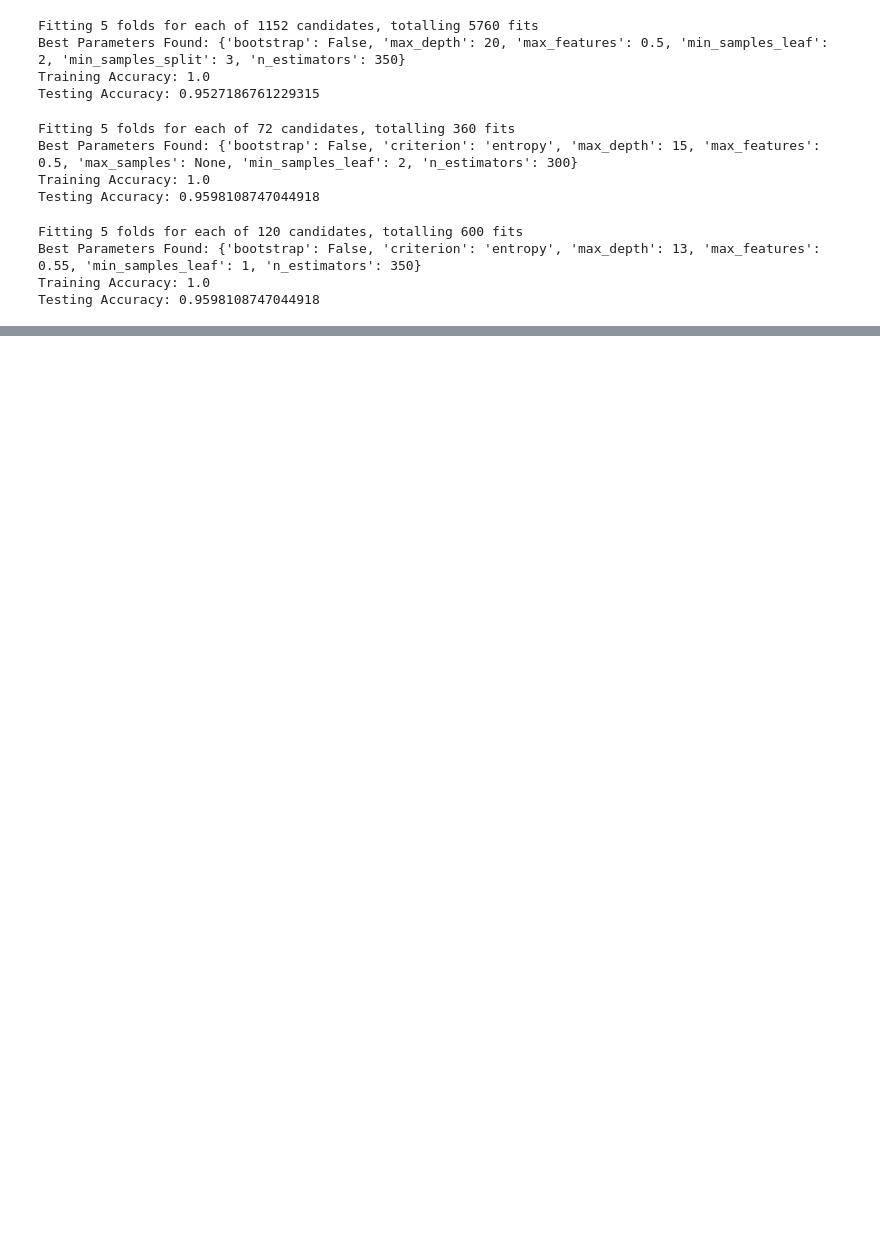
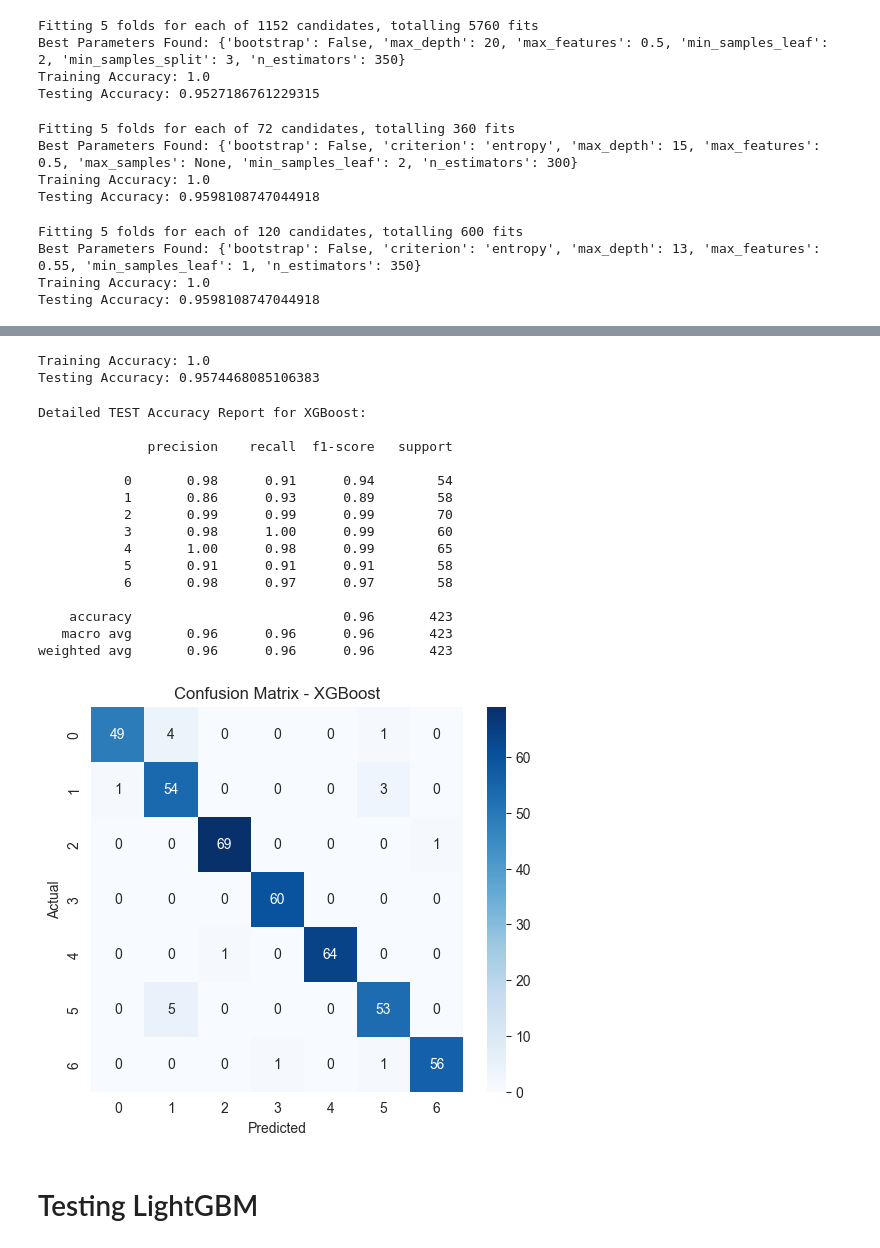
Before and after one commit to ratul-d/obesity-level-prediction, a Jupyter notebook: jupyter_notebooks/03_hyperparameter_tuning.ipynb, the cells around one changed output, grey strips where cells are left out. Saved outputs shown, nothing was run; the diff lists cells and outputs as text; code cells hidden in the pictures; blank space fills up the shorter version.

```diff
--- a/jupyter_notebooks/03_hyperparameter_tuning.ipynb
+++ b/jupyter_notebooks/03_hyperparameter_tuning.ipynb
@@ -171,0 +192,19 @@ weighted avg       0.96      0.96      0.96       423
+# %%
+from xgboost import XGBClassifier
+
+xgb_model = XGBClassifier(
+    n_estimators=350,
+    max_depth=13,
+    learning_rate=0.1,
+    subsample=0.8,
+    colsample_bytree=0.8,
+    objective='multi:softmax',
+    eval_metric='mlogloss',
+    random_state=42,
+    use_label_encoder=False
+)
+
+xgb_model.fit(x_train, y_train)
+
+# Save model
+# joblib.dump(xgb_model, "../models/xgboost_model.pkl")
@@ -171,0 +227,40 @@ weighted avg       0.96      0.96      0.96       423
+# %%
+y_train_pred_xgb = xgb_model.predict(x_train)
+y_test_pred_xgb = xgb_model.predict(x_test)
+
+print("Training Accuracy:", accuracy_score(y_train, y_train_pred_xgb))
+print("Testing Accuracy:", accuracy_score(y_test, y_test_pred_xgb))
+# %% [output]
+Training Accuracy: 1.0
+Testing Accuracy: 0.9574468085106383
+# %%
+print("\nDetailed TEST Accuracy Report for XGBoost:\n")
+print(classification_report(y_test, y_test_pred_xgb))
+
+cm_xgb = confusion_matrix(y_test, y_test_pred_xgb)
+plt.figure(figsize=(6,5))
+sns.heatmap(cm_xgb, annot=True, fmt='d', cmap='Blues')
+plt.ylabel('Actual')
+plt.xlabel('Predicted')
+plt.title('Confusion Matrix - XGBoost')
+#plt.savefig('../results/accuracy_figures/confusion_matrices/XGBoost Confusion Matrix.png', dpi=300)
+plt.show()
+# %% [output]
+Detailed TEST Accuracy Report for XGBoost:
+
+              precision    recall  f1-score   support
+
+           0       0.98      0.91      0.94        54
+           1       0.86      0.93      0.89        58
+           2       0.99      0.99      0.99        70
+           3       0.98      1.00      0.99        60
+           4       1.00      0.98      0.99        65
+           5       0.91      0.91      0.91        58
+           6       0.98      0.97      0.97        58
+
+    accuracy                           0.96       423
+   macro avg       0.96      0.96      0.96       423
+weighted avg       0.96      0.96      0.96       423
+[figure, added]
+# %% [markdown]
+# Testing LightGBM
```
Also changed, not shown: parts of 23 cells of this notebook, 27 other files.
